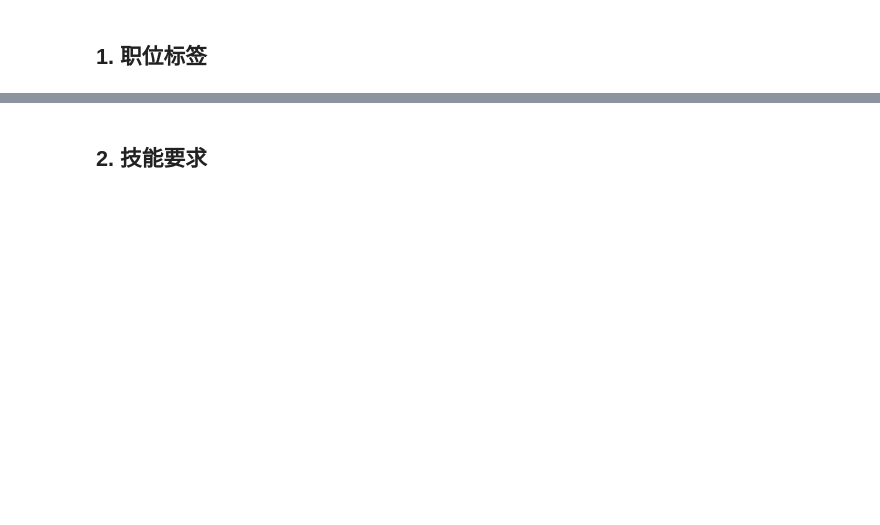
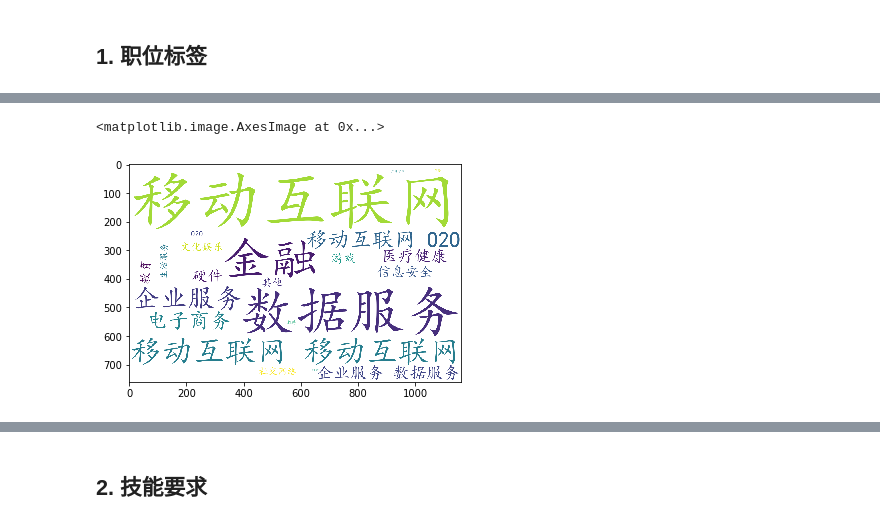
Before and after one commit to Arctanxy/learning_notes, a Jupyter notebook: switch2machinelearning/lagou2/Analysis.ipynb, the cells around one changed output, grey strips where cells are left out. Drawn from its saved outputs; the diff is of its cells as text; code cells hidden in the pictures; blank space fills up the shorter version.

```diff
--- a/switch2machinelearning/lagou2/Analysis.ipynb
+++ b/switch2machinelearning/lagou2/Analysis.ipynb
@@ -84,0 +124,22 @@ Counter({'.NET': 1,
+# %%
+industryfield = ','.join(df['industryField'].values)
+bg = imread('blank.bmp')
+wc2 = WordCloud(
+        #设置字体，不指定就会出现乱码，注意字体路径
+        font_path="simkai.ttf",
+        #font_path=path.join(d,'simsun.ttc'),
+        #设置背景色
+        background_color='white',
+        #词云形状
+        mask=bg,
+        #允许最大词汇
+        max_words=200,
+        #最大号字体
+        max_font_size=1560
+    )
+wc2.generate(industryfield)
+wc2.to_file('industryfield.png')
+plt.imshow(wc2)
+# %% [output]
+<matplotlib.image.AxesImage at 0x...>
+[figure, added]
```
Also changed, not shown: parts of 11 cells of this notebook, 53 other files.
